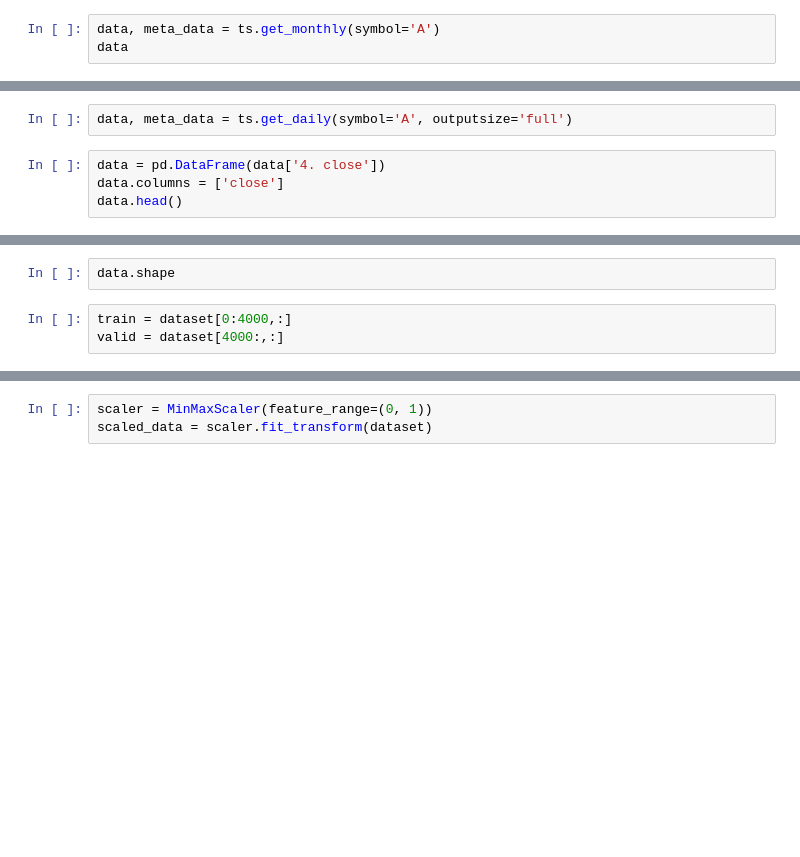
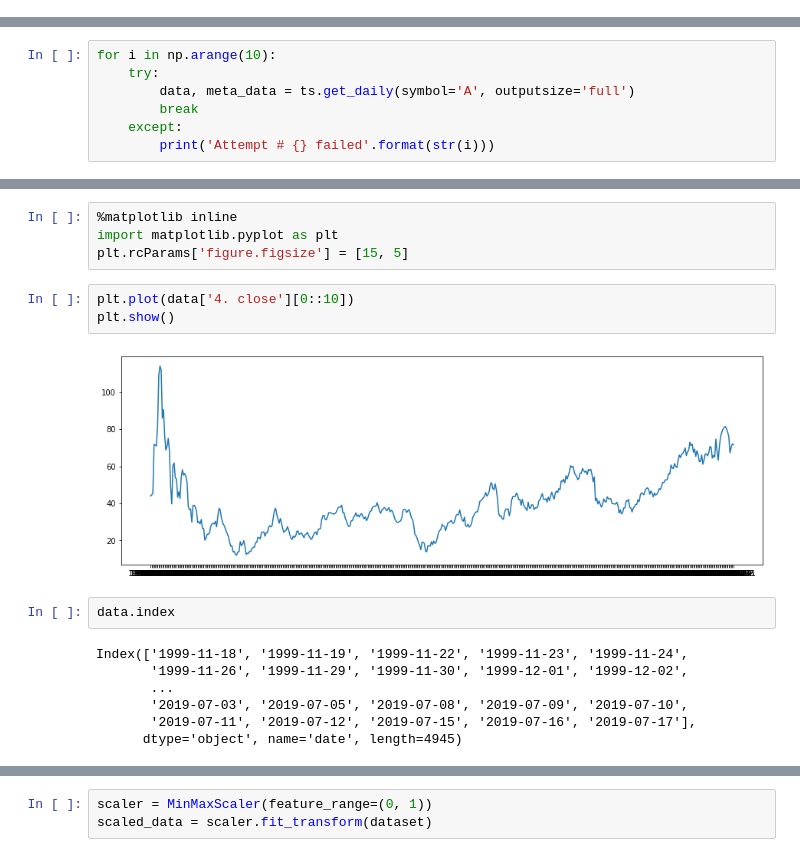
Before and after one commit to sebasantibanez/stock, a Jupyter notebook: stock_.ipynb, the cells around one changed output, grey strips where cells are left out. Saved outputs shown, nothing was run; the diff lists cells and outputs as text; blank space fills up the shorter version.

```diff
--- a/stock_.ipynb
+++ b/stock_.ipynb
@@ -33,3 +30,0 @@ ts = TimeSeries(key=key)
-# %%
-data, meta_data = ts.get_monthly(symbol='A')
-data
@@ -54,6 +31,7 @@ data
 # %%
-data, meta_data = ts.get_daily(symbol='A', outputsize='full')
+for i in np.arange(10):
+    try:
+        data, meta_data = ts.get_daily(symbol='A', outputsize='full')
+        break
+    except:
+        print('Attempt # {} failed'.format(str(i)))
-# %%
-data = pd.DataFrame(data['4. close'])
-data.columns = ['close']
-data.head()
@@ -62,5 +50,18 @@ dataset = data.values
+# %%
+%matplotlib inline
+import matplotlib.pyplot as plt
+plt.rcParams['figure.figsize'] = [15, 5]
+# %%
+plt.plot(data['4. close'][0::10])
+plt.show()
+# %% [output]
+[figure, added]
 # %%
-data.shape
+data.index
+# %% [output]
+Index(['1999-11-18', '1999-11-19', '1999-11-22', '1999-11-23', '1999-11-24',
+       '1999-11-26', '1999-11-29', '1999-11-30', '1999-12-01', '1999-12-02',
+       ...
+       '2019-07-03', '2019-07-05', '2019-07-08', '2019-07-09', '2019-07-10',
+       '2019-07-11', '2019-07-12', '2019-07-15', '2019-07-16', '2019-07-17'],
+      dtype='object', name='date', length=4945)
-# %%
-train = dataset[0:4000,:]
-valid = dataset[4000:,:]
```
Also changed, not shown: parts of 10 cells of this notebook, 9 other files.
